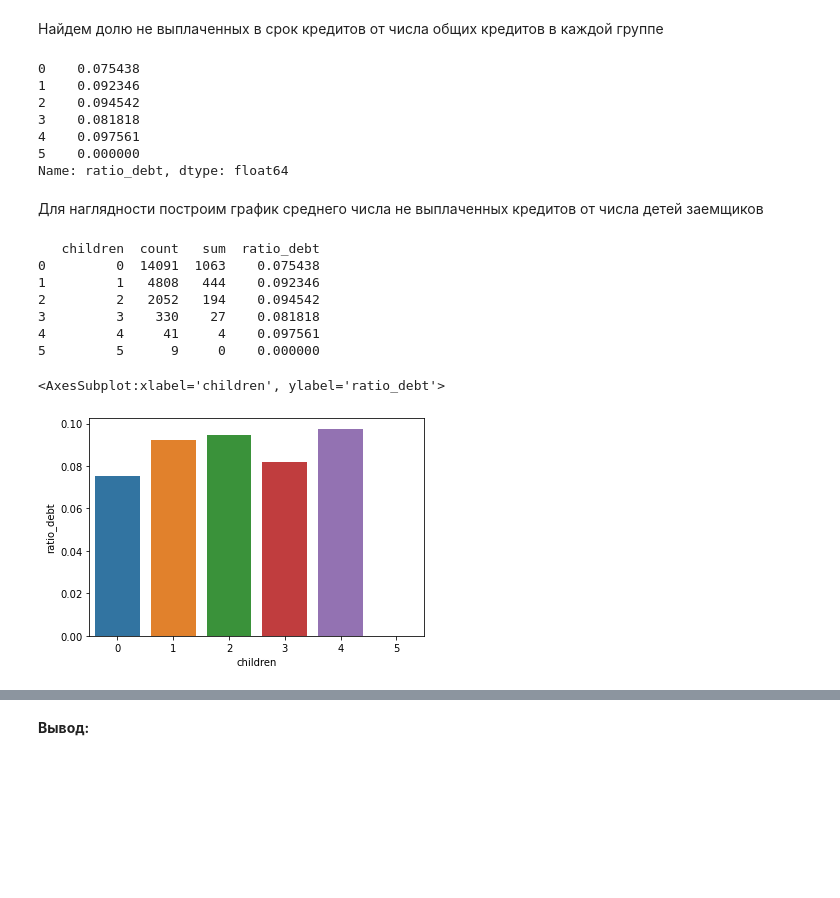
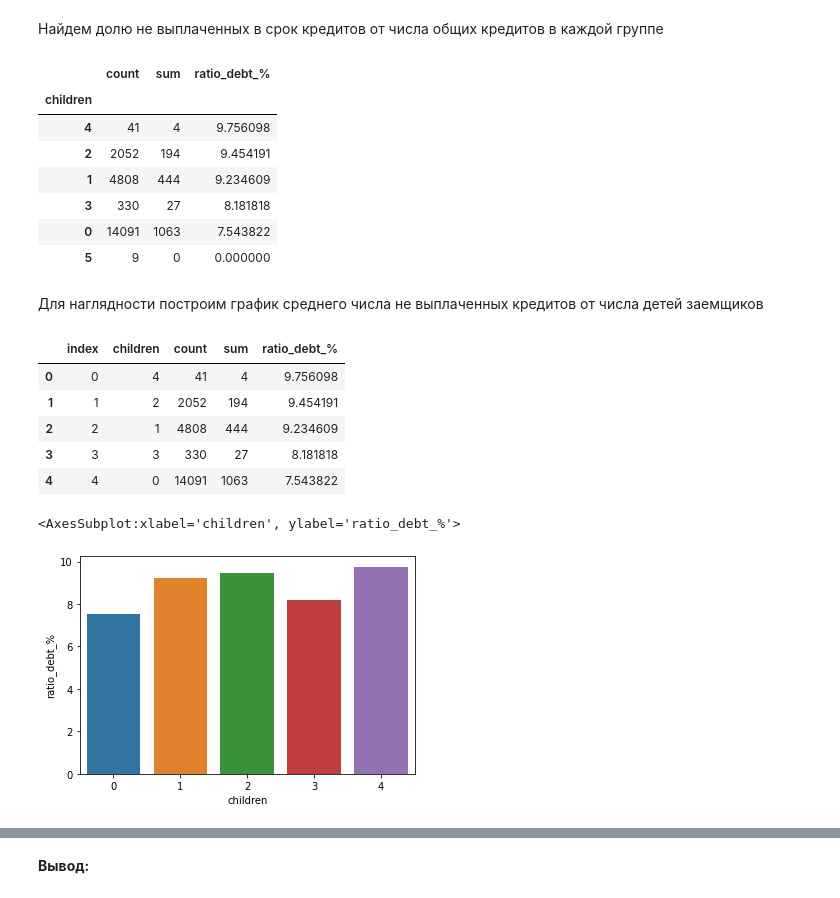
Before and after one commit to DmitrijUsachev/Sprint2, a Jupyter notebook: sprint_2.project_1.ipynb, the cells around one changed output, grey strips where cells are left out. Saved outputs shown, nothing was run; the diff lists cells and outputs as text; code cells hidden in the pictures; blank space fills up the shorter version.

```diff
--- a/sprint_2.project_1.ipynb
+++ b/sprint_2.project_1.ipynb
@@ -14,7 +104,7 @@ import pandas as pd
 import seaborn as sns
 
 try:
-    data = pd.read_csv('/datasets/data.csv')
+    data = pd.read_csv('data.csv')
 except:
     data = pd.read_csv('https://code.s3.yandex.net/datasets/data.csv')
 # %% [markdown]
@@ -278,33 +368,33 @@ childdren_debt_data
 # %% [markdown]
 Найдем долю не выплаченных в срок кредитов от числа общих кредитов в каждой группе
 # %%
-childdren_debt_data['ratio_debt'] = data.groupby('children')['debt'].sum()/data.groupby('children')['debt'].count() #посчитаем отношения и запишем в стоблец ratio
-childdren_debt_data['ratio_debt'] = childdren_debt_data['ratio_debt'].sort_values(ascending=False) #Отсортируем значения в стоблце 'ratio' по убыванию
-childdren_debt_data['ratio_debt']
+childdren_debt_data['ratio_debt_%'] = data.groupby('children')['debt'].mean()*100#посчитаем проценты и запишем в стоблец ratio
+childdren_debt_data = childdren_debt_data.sort_values(by= 'ratio_debt_%', ascending= False) #Отсортируем значения по солбцу 'ratio' по убыванию
+childdren_debt_data
 # %% [output]
-0    0.075438
-1    0.092346
-2    0.094542
-3    0.081818
-4    0.097561
-5    0.000000
-Name: ratio_debt, dtype: float64
+|  | count | sum | ratio_debt_% |
+| children |  |  |  |
+| 4 | 41 | 4 | 9.756098 |
+| 2 | 2052 | 194 | 9.454191 |
+| 1 | 4808 | 444 | 9.234609 |
+| 3 | 330 | 27 | 8.181818 |
+| 0 | 14091 | 1063 | 7.543822 |
+| 5 | 9 | 0 | 0.000000 |
 # %% [markdown]
 Для наглядности построим график среднего числа не выплаченных кредитов от числа детей заемщиков
 # %%
 childdren_debt_data = childdren_debt_data.reset_index(drop = False) #Для простроения графика требуется выделить стоблец children из индекса
-childdren_debt_data.rename({'index' : 'children'})
-print(childdren_debt_data)
+childdren_debt_data = childdren_debt_data.loc[0:4:,]
+childdren_debt_data
 # %% [output]
-   children  count   sum  ratio_debt
-0         0  14091  1063    0.075438
-1         1   4808   444    0.092346
-2         2   2052   194    0.094542
-3         3    330    27    0.081818
-4         4     41     4    0.097561
-5         5      9     0    0.000000
+|  | index | children | count | sum | ratio_debt_% |
+| 0 | 0 | 4 | 41 | 4 | 9.756098 |
+| 1 | 1 | 2 | 2052 | 194 | 9.454191 |
+| 2 | 2 | 1 | 4808 | 444 | 9.234609 |
+| 3 | 3 | 3 | 330 | 27 | 8.181818 |
+| 4 | 4 | 0 | 14091 | 1063 | 7.543822 |
 # %%
-sns.barplot(data= childdren_debt_data, x= 'children', y= 'ratio_debt')#Построим график
+sns.barplot(data= childdren_debt_data, x= 'children', y= 'ratio_debt_%')#Построим график
 # %% [output]
-<AxesSubplot:xlabel='children', ylabel='ratio_debt'>
+<AxesSubplot:xlabel='children', ylabel='ratio_debt_%'>
-[figure, old version]
+[figure, new version]
```
Also changed, not shown: parts of 61 cells of this notebook.
